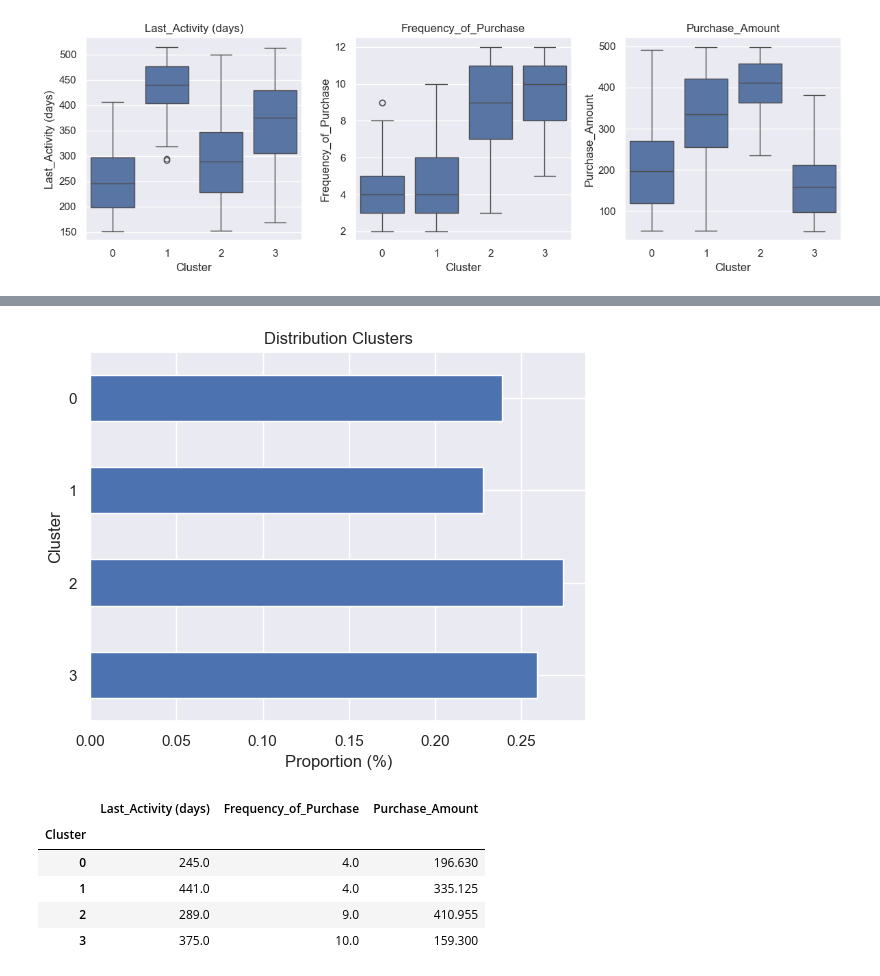
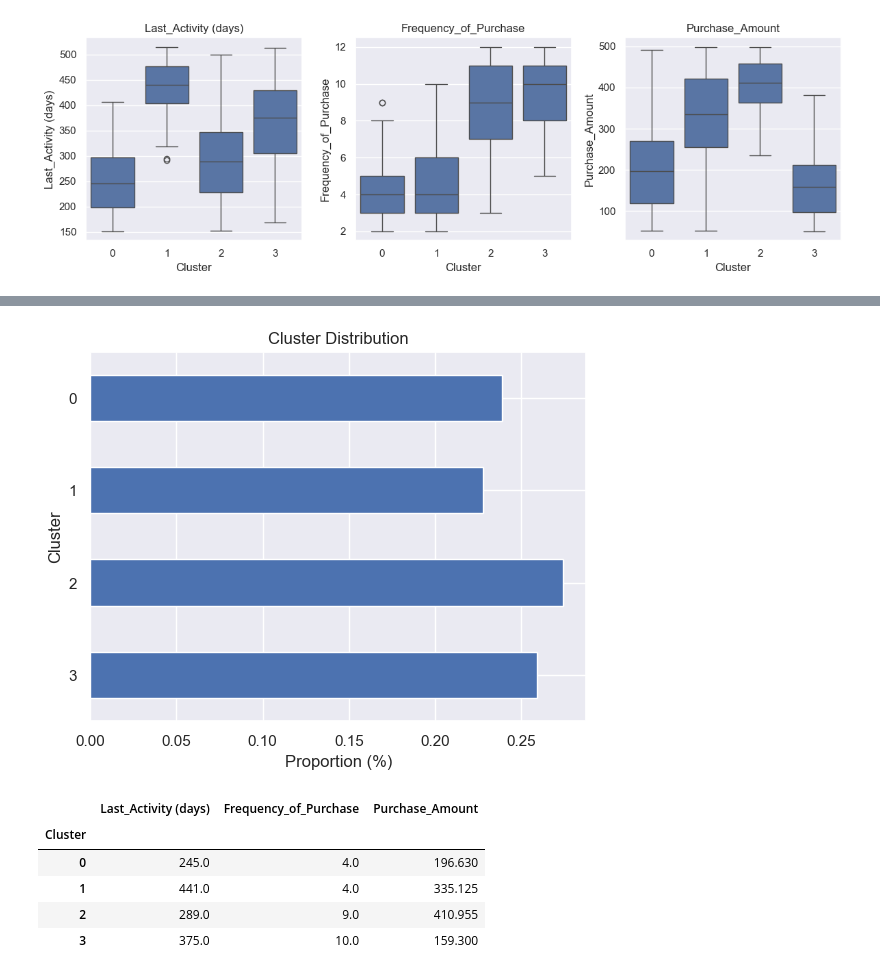
Before and after one commit to emsif84/clustering_ecommerce, a Jupyter notebook: clustering.ipynb, the cells around one changed output, grey strips where cells are left out. Saved outputs shown, nothing was run; the diff lists cells and outputs as text; code cells hidden in the pictures.

```diff
--- a/clustering.ipynb
+++ b/clustering.ipynb
@@ -596,11 +595,11 @@ plt.show()
 # %%
 #Plot distribution Clusters
 data['Cluster'] \
 .value_counts(normalize=True) \
 .sort_index(ascending=False) \
-.plot(kind='barh',title='Distribution Clusters',xlabel='Proportion (%)');
+.plot(kind='barh',title='Cluster Distribution',xlabel='Proportion (%)');
 # %% [output]
-[figure, old version]
+[figure, new version]
 # %%
 #Median for each Cluster among RFM Features
 cluster_means = data.groupby('Cluster')[cluster_features].median()
```
Also changed, not shown: parts of 2 cells of this notebook, 2 other files.
